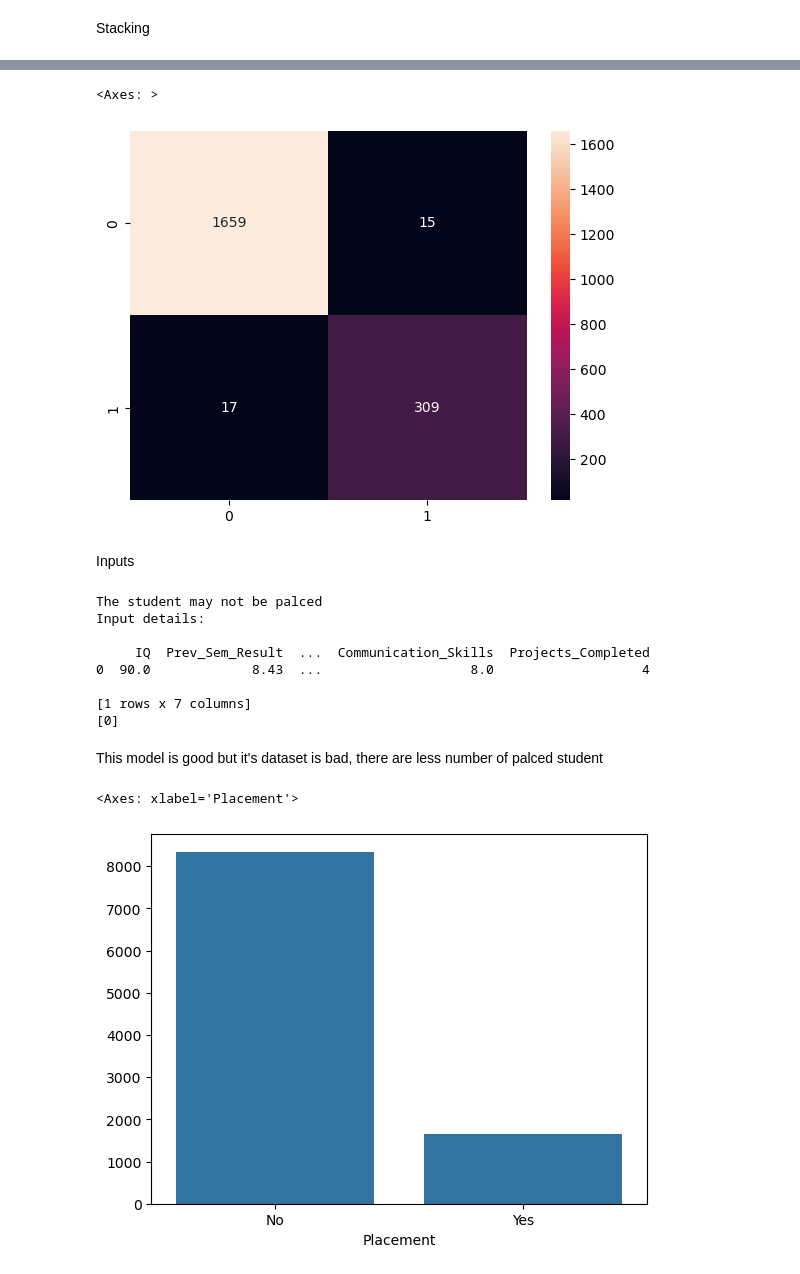
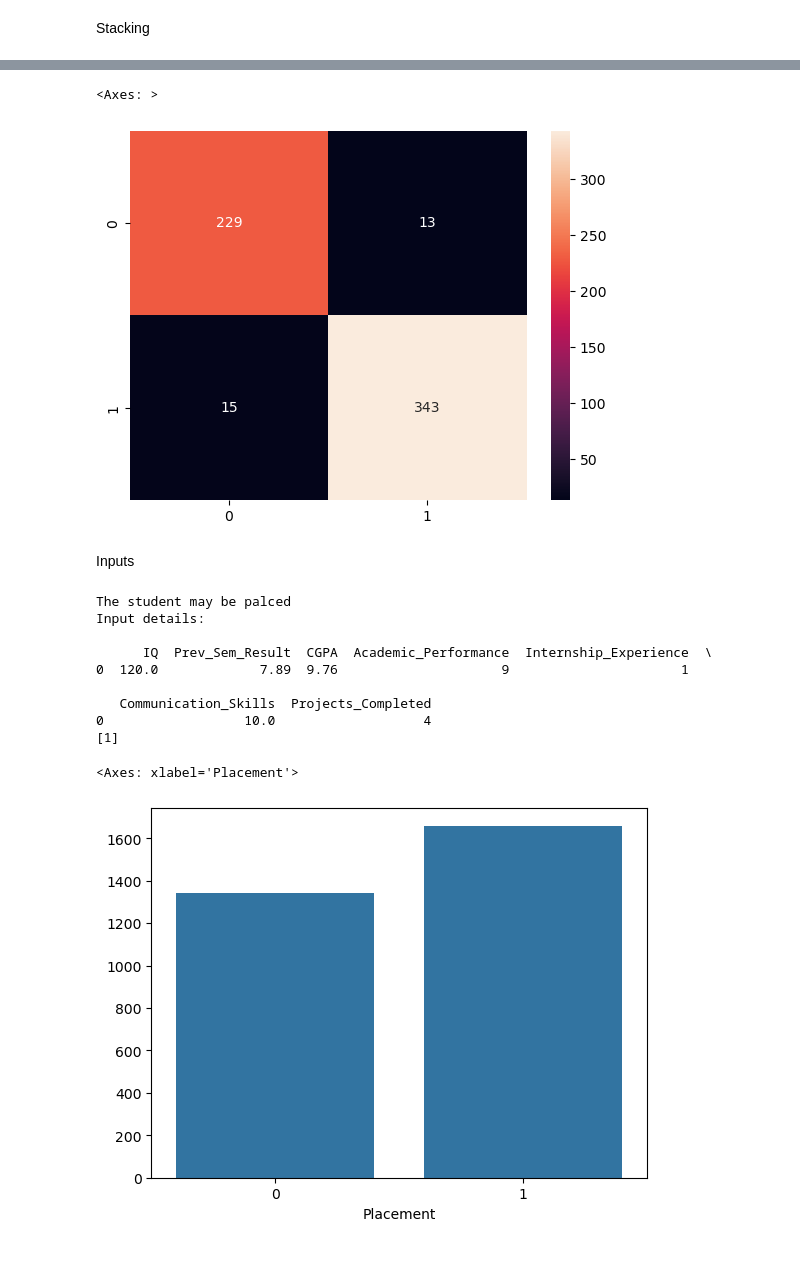
Before and after one commit to AnujrajShrestha/studentPlacementPrediction, a Jupyter notebook: prediction.ipynb, the cells around one changed output, grey strips where cells are left out. Saved outputs shown, nothing was run; the diff lists cells and outputs as text; code cells hidden in the pictures.

```diff
--- a/prediction.ipynb
+++ b/prediction.ipynb
@@ -144,3 +144,10 @@ sns.pairplot(feature)
 # %% [output]
 <seaborn.axisgrid.PairGrid at 0x...>
 [figure]
+# %%
+placed_df=df[df['Placement']=='Yes']
+non_placed_df=df[df['Placement']=='No'].sample(n=1341,random_state=42)
+new_df=pd.concat([placed_df,non_placed_df],axis=0)
+
+new_df=new_df.sample(frac=1,random_state=42).reset_index(drop=True)
+new_df
@@ -153,7 +180,7 @@ def encoding(dataset,cols):
 
 qualitative_cols=['Placement','Internship_Experience']
 
-scaled_df=df.copy()
+scaled_df=new_df.copy()
 encoding(scaled_df,qualitative_cols)
 # %% [output]
 |  | College_ID | IQ | Prev_Sem_Result | CGPA | Academic_Performance | Internship_Experience | ... |
@@ -354,7 +381,7 @@ array([[1659,   15],
 sns.heatmap(confusion_matrix(yTest,y_pred),annot=True,fmt='d')
 # %% [output]
 <Axes: >
-[figure, old version]
+[figure, new version]
 # %% [markdown]
 Inputs
 # %%
@@ -403,19 +430,18 @@ print(user_df)
 
 print(result)
 # %% [output]
-The student may not be palced
+The student may be palced
 Input details:
 
-     IQ  Prev_Sem_Result  ...  Communication_Skills  Projects_Completed
-0  90.0             8.43  ...                   8.0                   4
+      IQ  Prev_Sem_Result  CGPA  Academic_Performance  Internship_Experience  \
+0  120.0             7.89  9.76                     9                      1
 
-[1 rows x 7 columns]
-[0]
+   Communication_Skills  Projects_Completed
+0                  10.0                   4
+[1]
-# %% [markdown]
-This model is good but it's dataset is bad, there are less number of palced student
 # %%
-placementCount=df['Placement'].value_counts()
+placementCount=y.value_counts()
 sns.barplot(x=placementCount.index,y=placementCount.values)
 # %% [output]
 <Axes: xlabel='Placement'>
-[figure, old version]
+[figure, new version]
```
Also changed, not shown: parts of 11 cells of this notebook.
